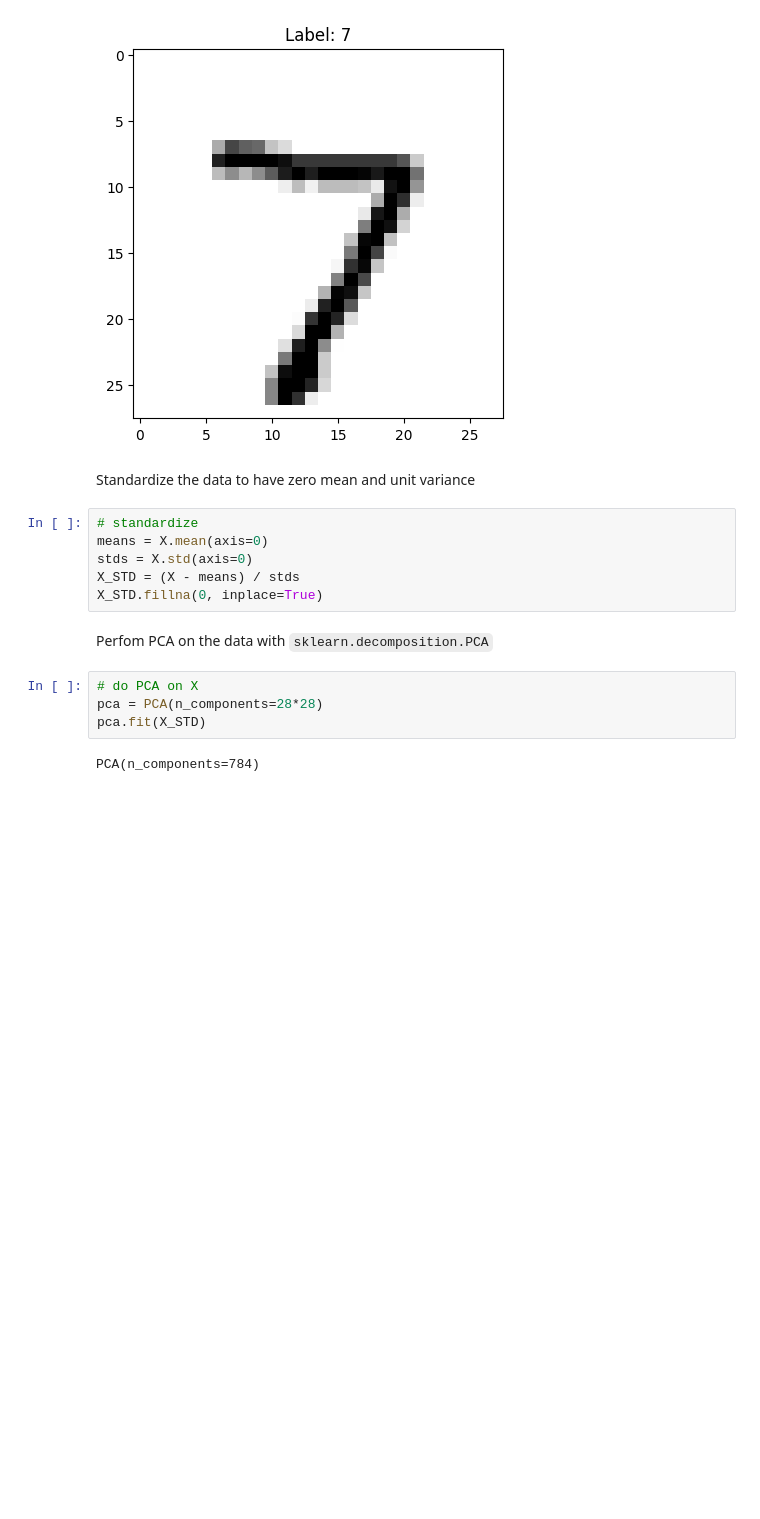
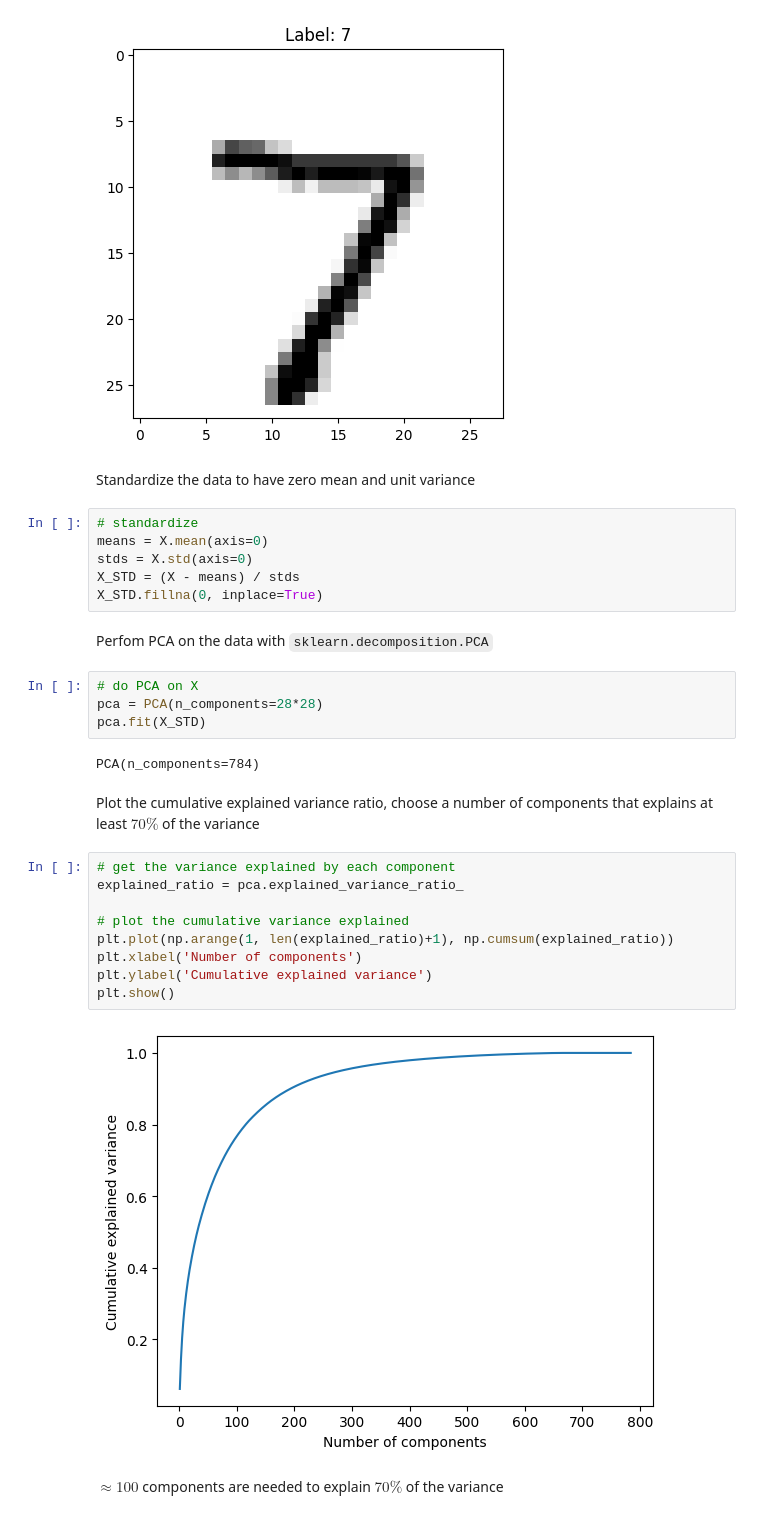
Before and after one commit to pauldubois98/RefresherMaths2023, a Jupyter notebook: ExercisesSet5/NotebookPCA.ipynb, the cells around one changed output. Saved outputs shown, nothing was run; the diff lists cells and outputs as text; blank space fills up the shorter version.

```diff
--- a/ExercisesSet5/NotebookPCA.ipynb
+++ b/ExercisesSet5/NotebookPCA.ipynb
@@ -268,3 +268,18 @@ pca = PCA(n_components=28*28)
 pca.fit(X_STD)
 # %% [output]
 PCA(n_components=784)
+# %% [markdown]
+Plot the cumulative explained variance ratio, choose a number of components that explains at least $70\%$ of the variance
+# %%
+# get the variance explained by each component
+explained_ratio = pca.explained_variance_ratio_
+
+# plot the cumulative variance explained
+plt.plot(np.arange(1, len(explained_ratio)+1), np.cumsum(explained_ratio))
+plt.xlabel('Number of components')
+plt.ylabel('Cumulative explained variance')
+plt.show()
+# %% [output]
+[figure, added]
+# %% [markdown]
+$\approx 100$ components are needed to explain $70\%$ of the variance
```
